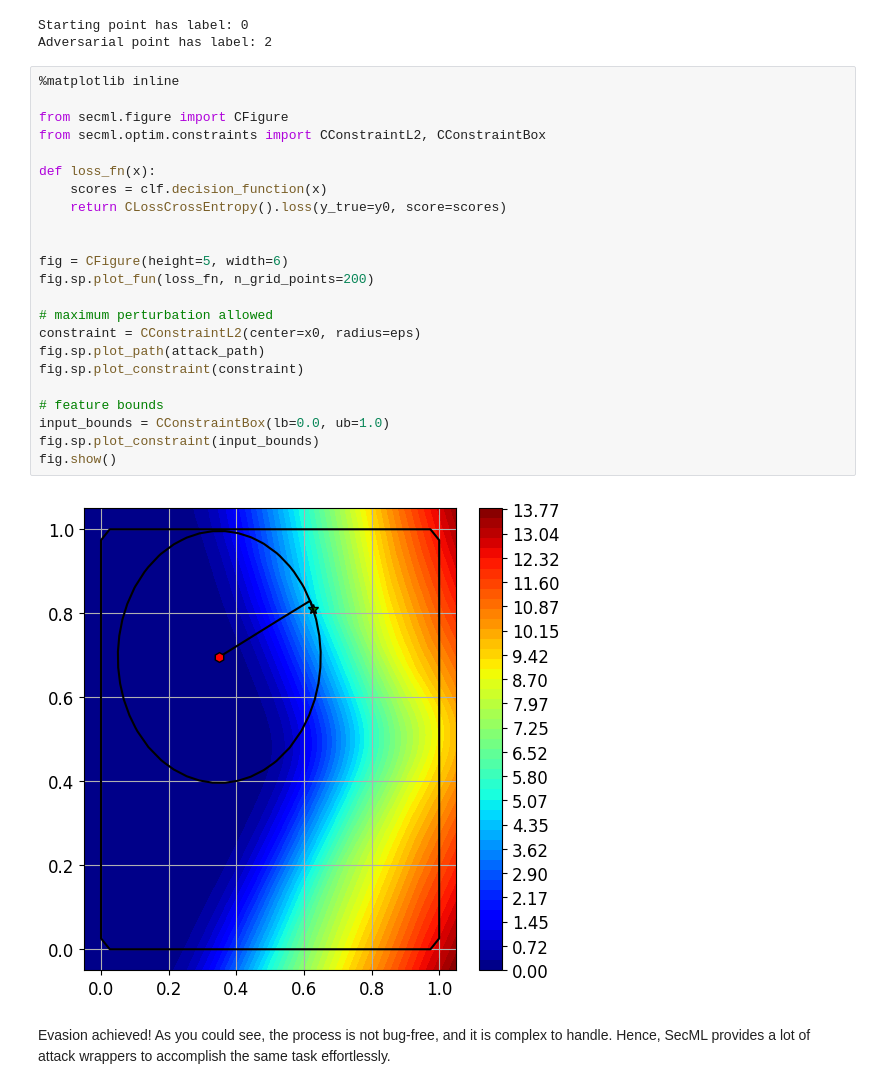
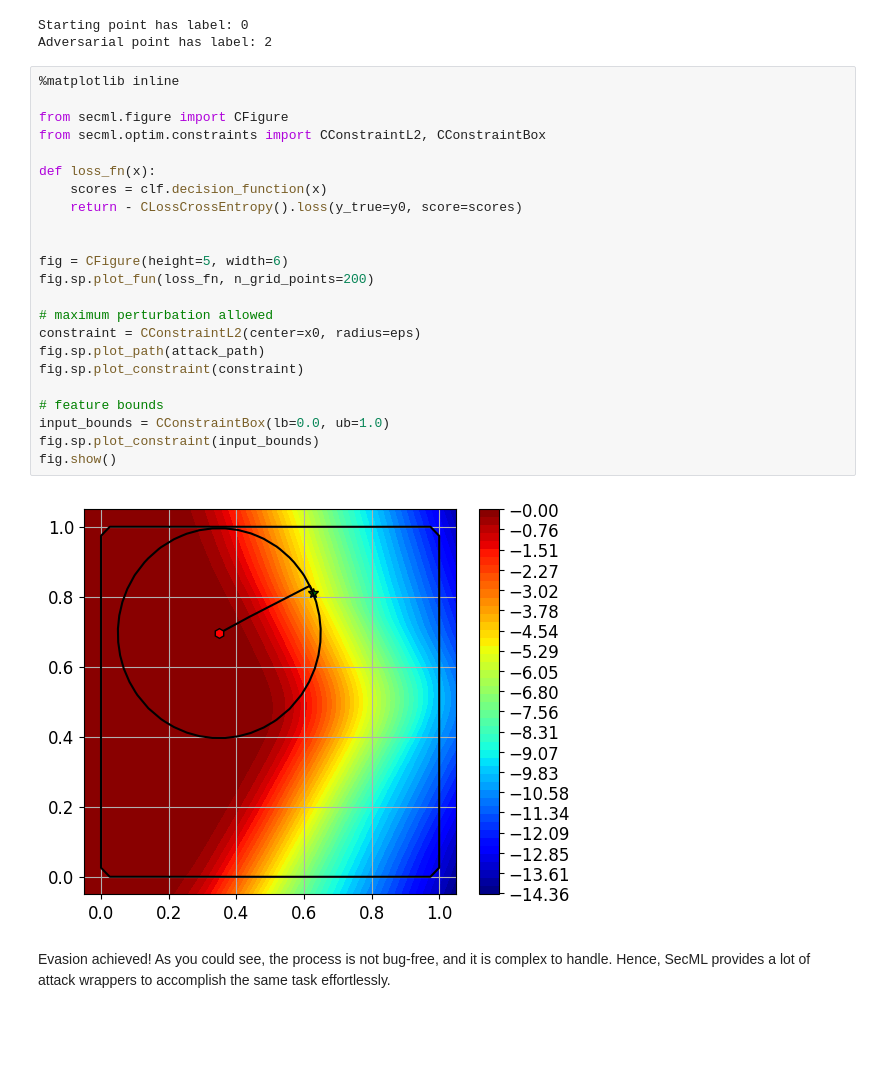
Before and after one commit to unica-mlsec/mlsec, a Jupyter notebook: labs/02_evasion_attacks.ipynb, the cells around one changed output. Cells and saved outputs as stored; diff of their text form; blank space fills up the shorter version.

Commit message:
visualization fix

```diff
--- a/labs/02_evasion_attacks.ipynb
+++ b/labs/02_evasion_attacks.ipynb
@@ -238,28 +238,28 @@ Adversarial point has label: 2
 # %%
 %matplotlib inline
 
 from secml.figure import CFigure
 from secml.optim.constraints import CConstraintL2, CConstraintBox
 
 def loss_fn(x):
     scores = clf.decision_function(x)
-    return CLossCrossEntropy().loss(y_true=y0, score=scores)
+    return - CLossCrossEntropy().loss(y_true=y0, score=scores)
 
 
 fig = CFigure(height=5, width=6)
 fig.sp.plot_fun(loss_fn, n_grid_points=200)
 
 # maximum perturbation allowed
 constraint = CConstraintL2(center=x0, radius=eps)
 fig.sp.plot_path(attack_path)
 fig.sp.plot_constraint(constraint)
 
 # feature bounds
 input_bounds = CConstraintBox(lb=0.0, ub=1.0)
 fig.sp.plot_constraint(input_bounds)
 fig.show()
 # %% [output]
-[figure, old version]
+[figure, new version]
 # %% [markdown]
 Evasion achieved!
 As you could see, the process is not bug-free, and it is complex to handle.
```
Also changed, not shown: parts of 2 cells of this notebook.
